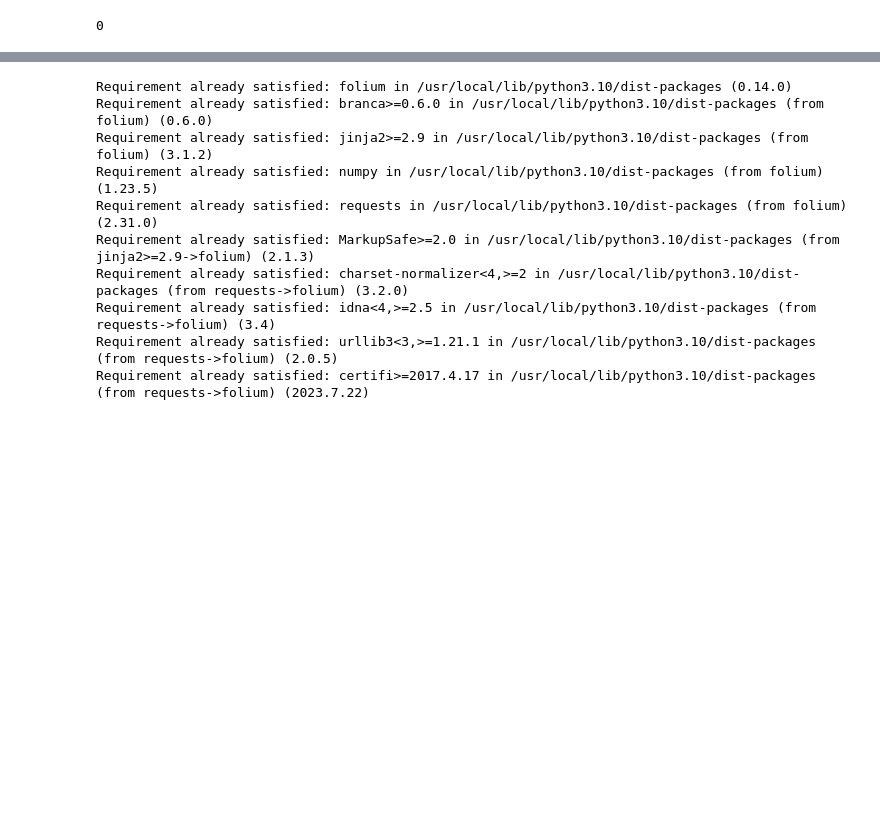
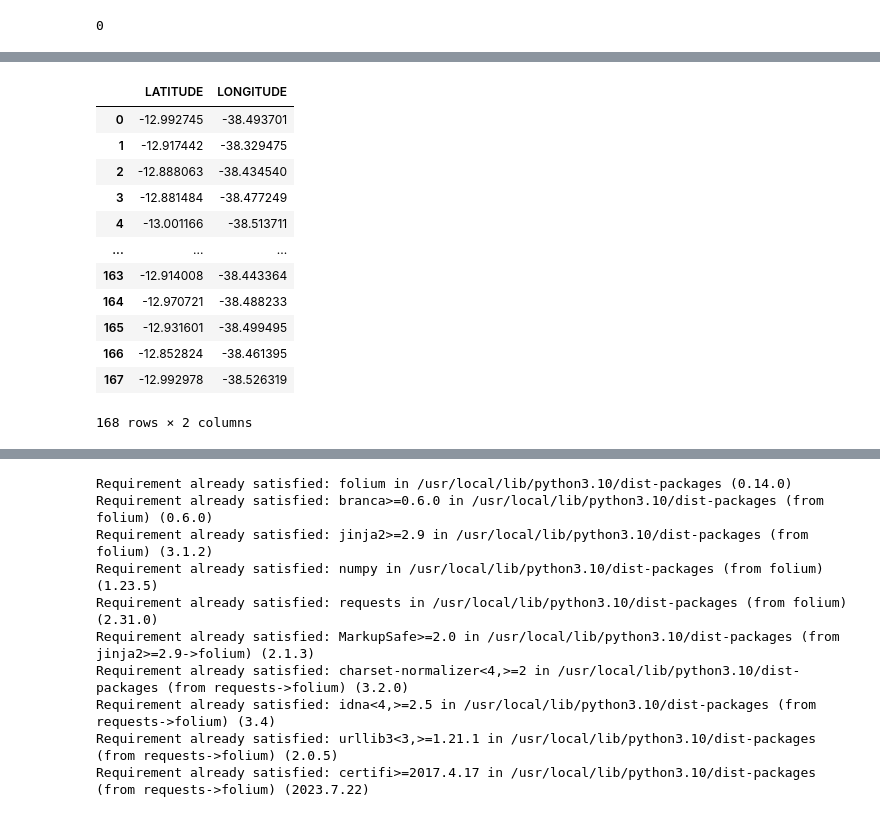
Before and after one commit to luizapaulamoura/sally_luiza, a Jupyter notebook: geolocalizador_corona.ipynb, the cells around one changed output, grey strips where cells are left out. Drawn from its saved outputs; the diff is of its cells as text; code cells hidden in the pictures; blank space fills up the shorter version.

```diff
--- a/geolocalizador_corona.ipynb
+++ b/geolocalizador_corona.ipynb
@@ -154,0 +197,16 @@ df
+# %%
+df[['LATITUDE', 'LONGITUDE']]
+# %% [output]
+|  | LATITUDE | LONGITUDE |
+| 0 | -12.992745 | -38.493701 |
+| 1 | -12.917442 | -38.329475 |
+| 2 | -12.888063 | -38.434540 |
+| 3 | -12.881484 | -38.477249 |
+| 4 | -13.001166 | -38.513711 |
+| ... | ... | ... |
+| 163 | -12.914008 | -38.443364 |
+| 164 | -12.970721 | -38.488233 |
+| 165 | -12.931601 | -38.499495 |
+| 166 | -12.852824 | -38.461395 |
+| 167 | -12.992978 | -38.526319 |
+168 rows × 2 columns
```
Also changed, not shown: parts of 11 cells of this notebook.
